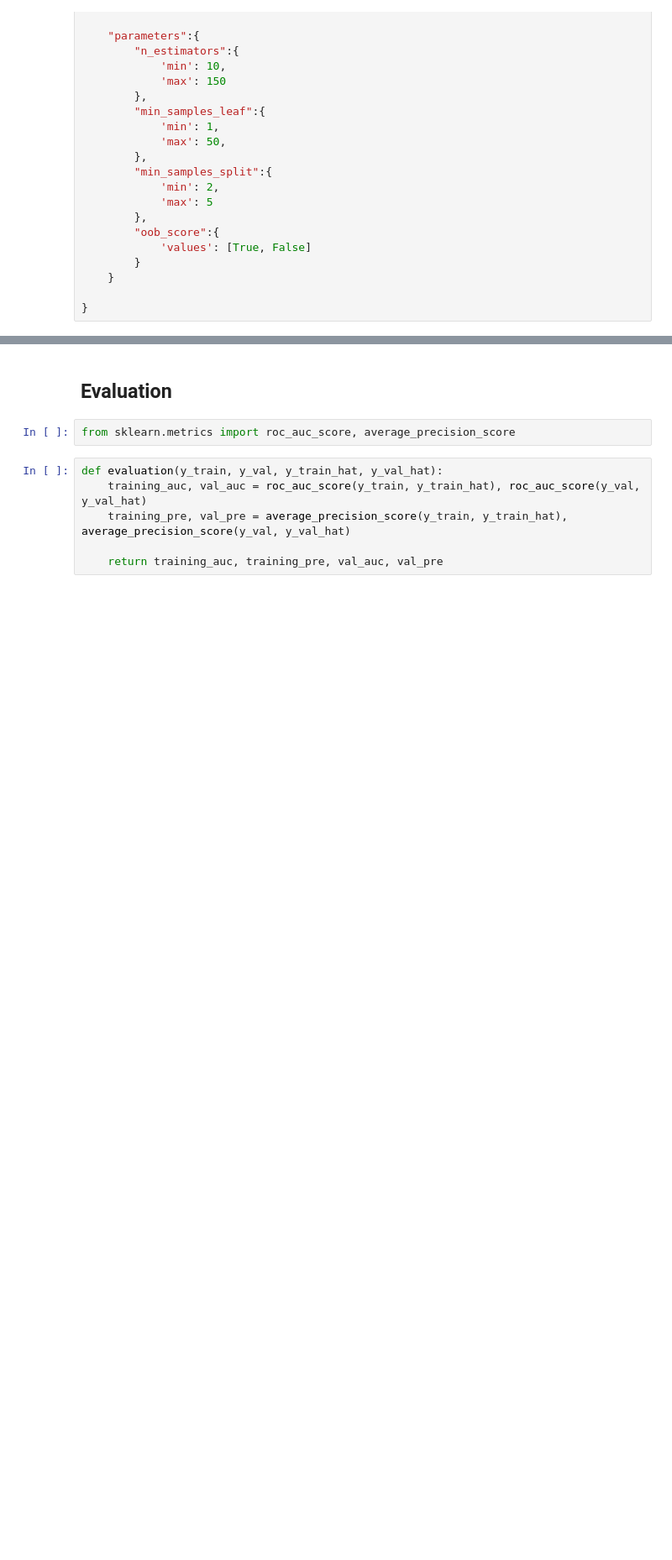
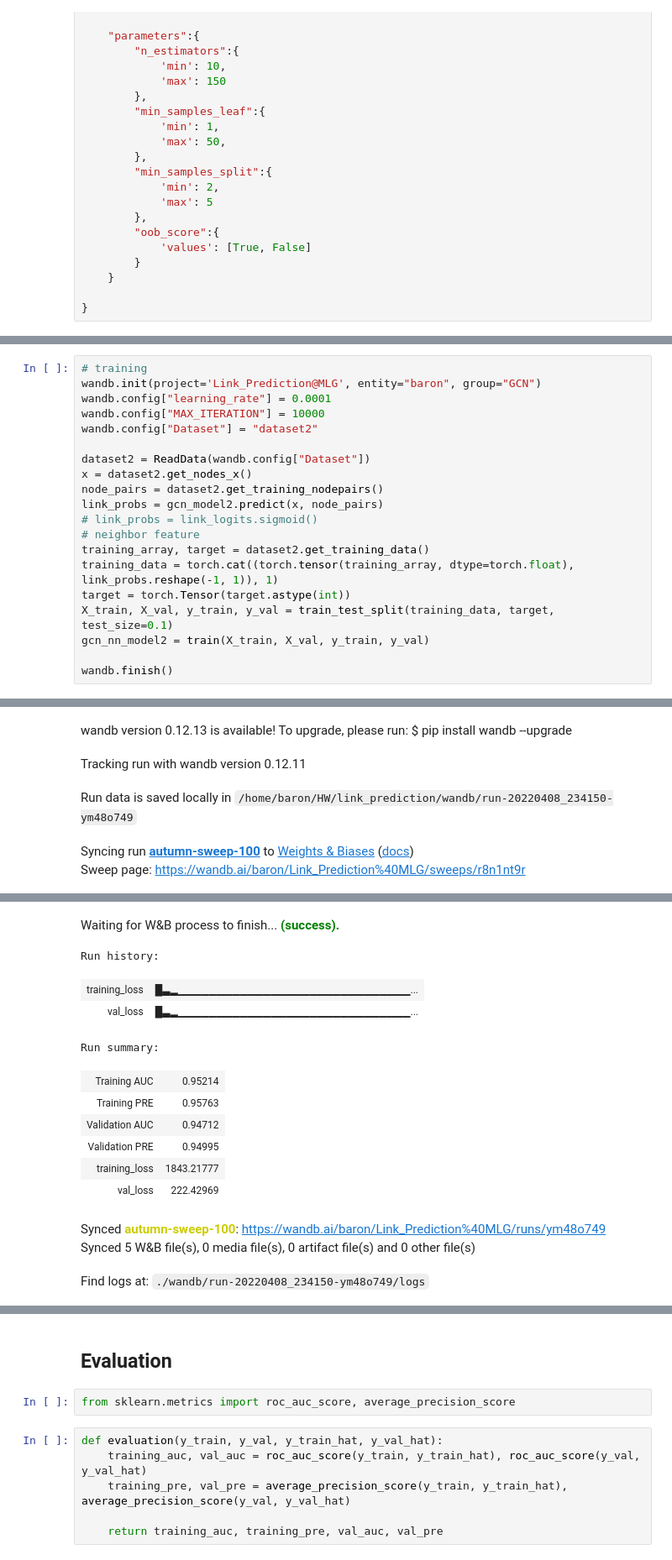
Before and after one commit to Baron1014/link_prediction, a Jupyter notebook: link_prediction.ipynb, the cells around one changed output, grey strips where cells are left out. Shown: that part at 84% size. Cells and saved outputs as stored; diff of their text form; blank space fills up the shorter version.

```diff
--- a/link_prediction.ipynb
+++ b/link_prediction.ipynb
@@ -848,0 +1430,21 @@ ModuleNotFoundError: No module named 'pyrwr.rwr'
+# %%
+# training
+wandb.init(project='Link_Prediction@MLG', entity="baron", group="GCN")
+wandb.config["learning_rate"] = 0.0001
+wandb.config["MAX_ITERATION"] = 10000
+wandb.config["Dataset"] = "dataset2"
+
+dataset2 = ReadData(wandb.config["Dataset"])
+x = dataset2.get_nodes_x()
+node_pairs = dataset2.get_training_nodepairs()
+link_probs = gcn_model2.predict(x, node_pairs)
+# link_probs = link_logits.sigmoid()
+# neighbor feature
+training_array, target = dataset2.get_training_data()
+training_data = torch.cat((torch.tensor(training_array, dtype=torch.float), link_probs.reshape(-1, 1)), 1)
+target = torch.Tensor(target.astype(int))
+X_train, X_val, y_train, y_val = train_test_split(training_data, target, test_size=0.1)
+gcn_nn_model2 = train(X_train, X_val, y_train, y_val)
+
+wandb.finish()
+# %% [output]
@@ -848,0 +1453,5 @@ ModuleNotFoundError: No module named 'pyrwr.rwr'
+wandb version 0.12.13 is available! To upgrade, please run: $ pip install wandb --upgrade
+Tracking run with wandb version 0.12.11
+Run data is saved locally in /home/baron/HW/link_prediction/wandb/run-20220408_234150-ym48o749
+Syncing run autumn-sweep-100 to Weights & Biases (docs)
+Sweep page: https://wandb.ai/baron/Link_Prediction%40MLG/sweeps/r8n1nt9r
@@ -848,0 +1478,14 @@ ModuleNotFoundError: No module named 'pyrwr.rwr'
+Waiting for W&B process to finish... (success).
+Run history:
+| training_loss | █▃▂▁▁▁▁▁▁▁▁▁▁▁▁▁▁▁▁▁▁▁▁▁▁▁▁▁▁▁▁▁▁... |
+| val_loss | █▃▂▁▁▁▁▁▁▁▁▁▁▁▁▁▁▁▁▁▁▁▁▁▁▁▁▁▁▁▁▁▁... |
+Run summary:
+| Training AUC | 0.95214 |
+| Training PRE | 0.95763 |
+| Validation AUC | 0.94712 |
+| Validation PRE | 0.94995 |
+| training_loss | 1843.21777 |
+| val_loss | 222.42969 |
+Synced autumn-sweep-100: https://wandb.ai/baron/Link_Prediction%40MLG/runs/ym48o749
+Synced 5 W&B file(s), 0 media file(s), 0 artifact file(s) and 0 other file(s)
+Find logs at: ./wandb/run-20220408_234150-ym48o749/logs
```
Also changed, not shown: parts of 41 cells of this notebook, 36 other files.
